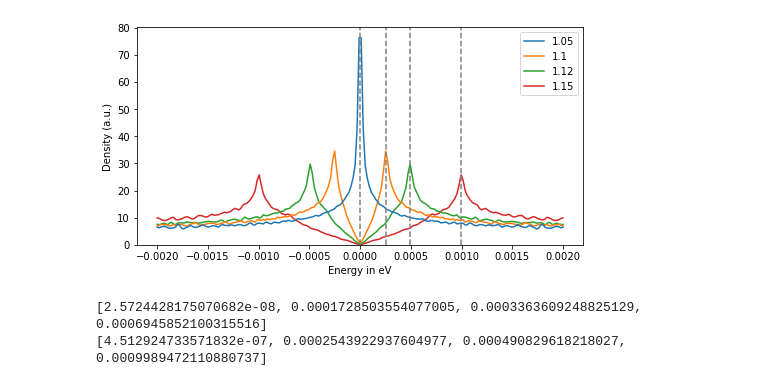
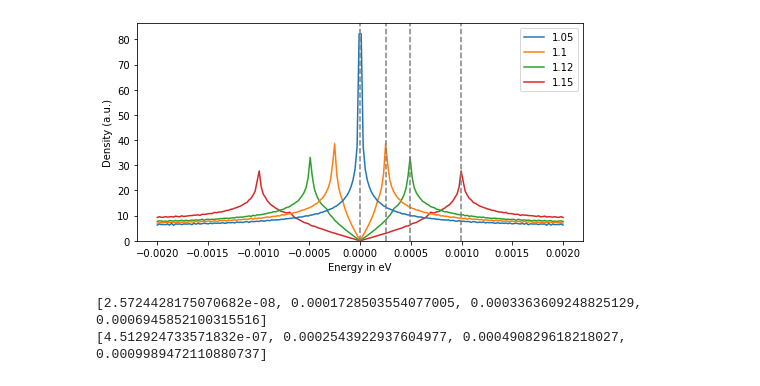
Before and after one commit to aravindhshankar/KondoVHS, a Jupyter notebook: KDEplotter.ipynb, the cells around one changed output. Cells and saved outputs as stored; diff of their text form; code cells hidden in the pictures.

Commit message:
changed number of points in histogram dos

```diff
--- a/KDEplotter.ipynb
+++ b/KDEplotter.ipynb
@@ -31,27 +31,28 @@ angles = np.array([1.05,1.1,1.12,1.15])
 #df = pd.DataFrame(columns=angles)
 df = pd.DataFrame()
 Evs = [ret_alpha_beta_Ev(angle)[1] for angle in angles]
-X = np.linspace
+X = np.linspace(-0.05,0.05,1000)
+Y = np.linspace(-0.05,0.05,1000)
 # %%
 for angle in angles:
-    X,Y,Z = data_for_contours(angle)
+    X,Y,Z = data_for_contours(angle, X=X,Y=Y)
     colname = str(angle)
     toflip = Z.flatten()
     ser = np.array([-1*toflip[::-1]] + [toflip]).flatten()
     df[colname] = pd.Series(ser)
 # %%
 cutoff = 0.002
-sns.kdeplot(data = df, clip = (-cutoff,cutoff), bw_adjust=0.005)
+sns.kdeplot(data = df, clip = (-cutoff,cutoff), bw_adjust=0.004)
 ax = plt.gca()
 for Ev in Evs:
     ax.axvline(Ev, ls = '--', c='gray')
 ax.set_xlabel('Energy in eV')
 ax.set_ylabel('Density (a.u.)')
 fig = plt.gcf()
 fig.set_figwidth(8)
 plt.savefig('FigsPaper/HistogramDOS.pdf')
 # %% [output]
-[figure, old version]
+[figure, new version]
 # %%
 NewEvs = [ret_alpha_beta_Ev(angle, xGuess = [0.001,0.001])[1] for angle in angles]
 print(NewEvs)
```
Also changed, not shown: parts of 1 cell of this notebook, 1 other file.
